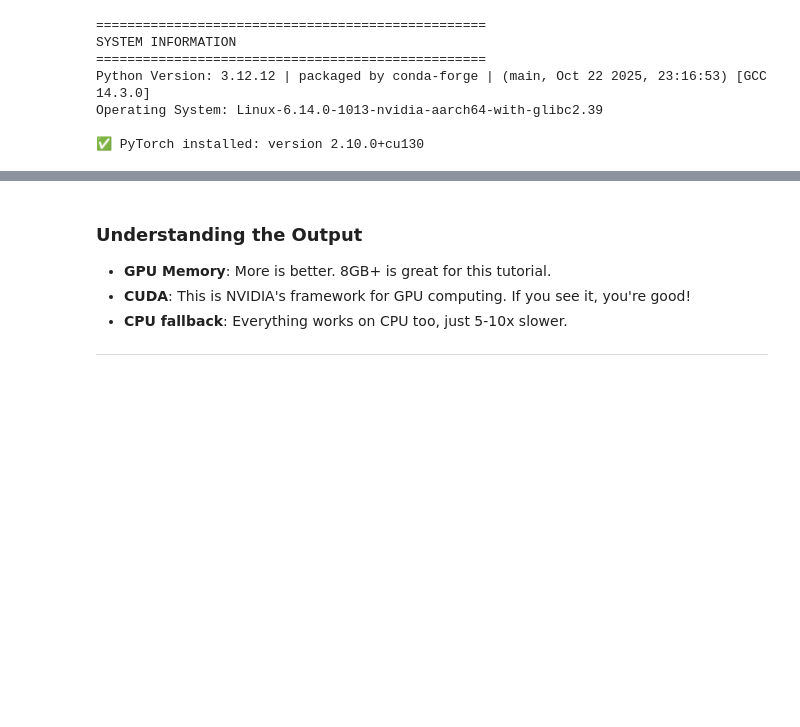
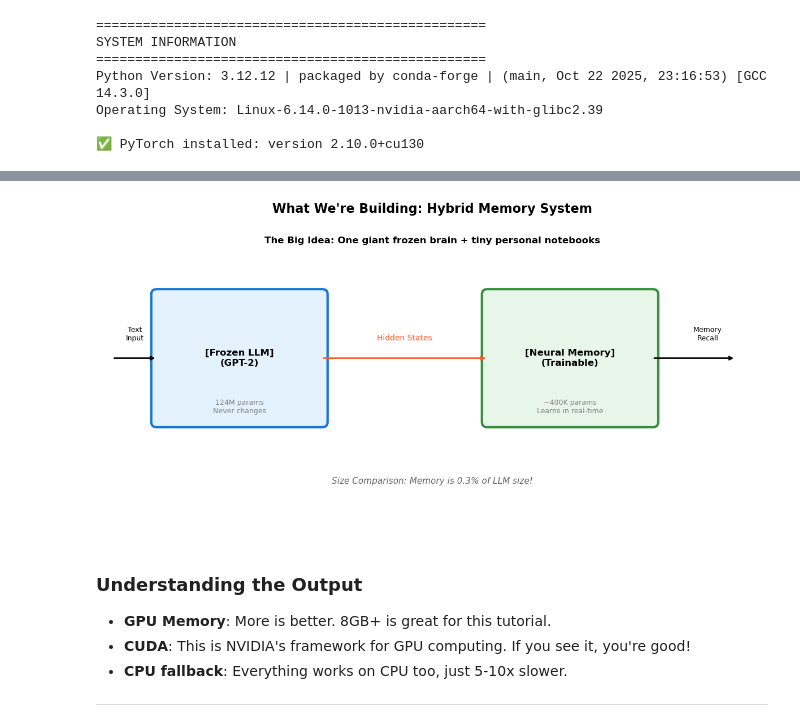
Before and after one commit to seongyongkim/dgx-spark-titans-miras-notebook, a Jupyter notebook: Titans_MIRAS_Hybrid.ipynb, the cells around one changed output, grey strips where cells are left out. Drawn from its saved outputs; the diff is of its cells as text; code cells hidden in the pictures; blank space fills up the shorter version.

```diff
--- a/Titans_MIRAS_Hybrid.ipynb
+++ b/Titans_MIRAS_Hybrid.ipynb
@@ -157,3 +175,66 @@ GPU INFORMATION
+# %%
+# ============================================
+# VISUALIZATION: System Architecture Overview
+# ============================================
+# Let's visualize what we're building today!
+
+import matplotlib.pyplot as plt
+import matplotlib.patches as mpatches
+import warnings
+
+# Suppress matplotlib font warnings (emoji characters may not have all glyphs)
+warnings.filterwarnings('ignore', category=UserWarning, module='matplotlib')
+
+# Configure matplotlib to use available fonts gracefully
+plt.rcParams['font.family'] = ['DejaVu Sans', 'sans-serif']
+
+fig, ax = plt.subplots(1, 1, figsize=(12, 6))
+ax.set_xlim(0, 12)
+ax.set_ylim(0, 6)
+ax.axis('off')
+ax.set_title("What We're Building: Hybrid Memory System", fontsize=16, fontweight='bold')
+
+# Draw the LLM box (frozen)
+llm_box = mpatches.FancyBboxPatch((1, 2), 3, 2.5, boxstyle="round,pad=0.1",
+                                   facecolor='#E3F2FD', edgecolor='#1976D2', linewidth=3)
+ax.add_patch(llm_box)
+ax.text(2.5, 3.25, "[Frozen LLM]\n(GPT-2)", ha='center', va='center', fontsize=12, fontweight='bold')
+ax.text(2.5, 2.3, "124M params\nNever changes", ha='center', va='center', fontsize=9, color='gray')
+
+# Draw the Memory box (trainable)
+mem_box = mpatches.FancyBboxPatch((7, 2), 3, 2.5, boxstyle="round,pad=0.1",
+                                   facecolor='#E8F5E9', edgecolor='#388E3C', linewidth=3)
+ax.add_patch(mem_box)
+ax.text(8.5, 3.25, "[Neural Memory]\n(Trainable)", ha='center', va='center', fontsize=12, fontweight='bold')
+ax.text(8.5, 2.3, "~400K params\nLearns in real-time", ha='center', va='center', fontsize=9, color='gray')
+
+# Draw arrow from LLM to Memory
+ax.annotate('', xy=(7, 3.25), xytext=(4, 3.25),
+            arrowprops=dict(arrowstyle='->', color='#FF5722', lw=2))
+ax.text(5.5, 3.6, "Hidden States", ha='center', fontsize=10, color='#FF5722')
+
+# Draw input
+ax.annotate('', xy=(1, 3.25), xytext=(0.2, 3.25),
+            arrowprops=dict(arrowstyle='->', color='black', lw=2))
+ax.text(0.6, 3.6, "Text\nInput", ha='center', fontsize=9)
+
+# Draw output
+ax.annotate('', xy=(11.5, 3.25), xytext=(10, 3.25),
+            arrowprops=dict(arrowstyle='->', color='black', lw=2))
+ax.text(11, 3.6, "Memory\nRecall", ha='center', fontsize=9)
+
+# Add size comparison
+ax.text(6, 0.8, "Size Comparison: Memory is 0.3% of LLM size!",
+        ha='center', fontsize=11, style='italic', color='#666')
+
+# Legend
+ax.text(6, 5.5, "The Big Idea: One giant frozen brain + tiny personal notebooks",
+        ha='center', fontsize=12, fontweight='bold')
+
+plt.tight_layout()
+plt.show()
+# %% [output]
+[figure, added]
 # %% [markdown]
 ### Understanding the Output
 
```
Also changed, not shown: parts of 8 cells of this notebook.
